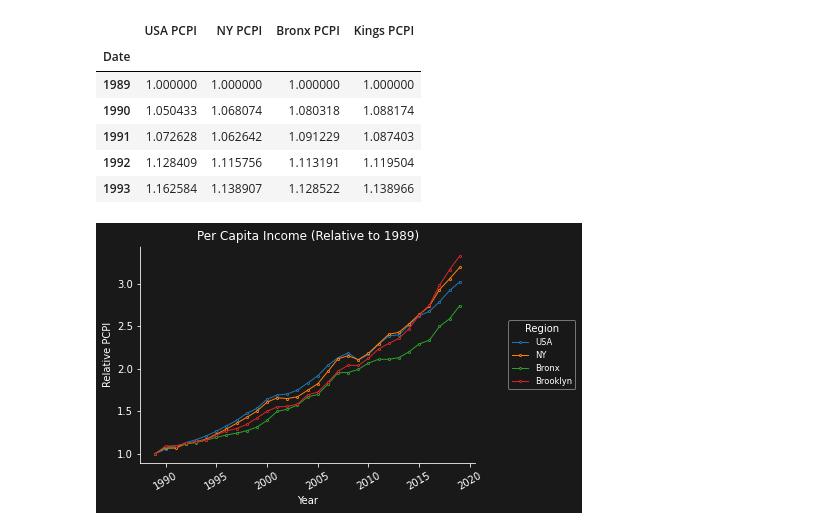
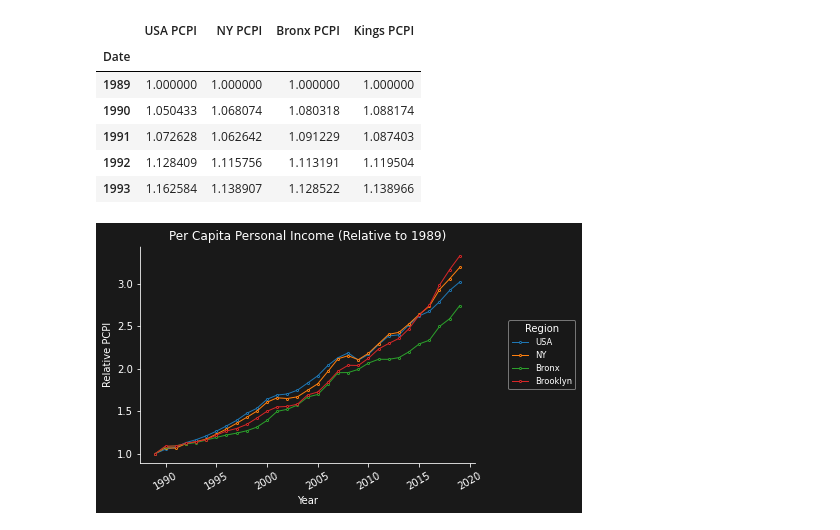
Before and after one commit to WanderlustWonders/Guides-and-Notes, a Jupyter notebook: Per_Capita_Personal_Income_Analyses.ipynb, the cells around one changed output. Saved outputs shown, nothing was run; the diff lists cells and outputs as text; code cells hidden in the pictures.

Commit message:
PCPI graph updates. Unemployment data upload.

```diff
--- a/Per_Capita_Personal_Income_Analyses.ipynb
+++ b/Per_Capita_Personal_Income_Analyses.ipynb
@@ -134,7 +142,7 @@ dfPCPI_SmRel.head()
 | 1992 | 1.128409 | 1.115756 | 1.113191 | 1.119504 |
 | 1993 | 1.162584 | 1.138907 | 1.128522 | 1.138966 |
 # %%
-import matplotlib.dates as mdates
+# Growth relative to 1989
 
 fig = plt.figure()
 fig.patch.set_facecolor('black')
@@ -166,32 +174,32 @@ ax.tick_params(axis='x', colors='white')
 # ax.set_xticks(np.arange(round(xmin), xmax, 3))
 _ = plt.xticks(rotation=30)
 
 # Y-Axis Spine and Ticks
 ax.spines['left'].set_color('white')
 ax.spines['right'].set_color('#191919')
 ax.yaxis.label.set_color('white')
 ax.tick_params(axis='y', colors='white')
 
 
 # Y-Axis Tick Frequency and Increments
 # ymax=ax.get_ylim()[1]
 # ymin = ax.get_ylim()[0]
 # ax.set_yticks(np.arange(ymin, ymax, .1))
 
 
 # Plot Title
-plt.title('Per Capita Income (Relative to 1989)', color="white")
+plt.title('Per Capita Personal Income (Relative to 1989)', color="white")
 
 
 # Change legend contents and title
 regionlis = ['USA', 'NY', 'Bronx', 'Brooklyn']
 
 plt.legend(regionlis, title="Region", bbox_to_anchor=(1.3, 0.5), loc='center right', ncol=1, borderaxespad=0., facecolor='#191919', framealpha=0.9, labelcolor='white', edgecolor='grey', fontsize='small')
 
 # Set legend title color
 ax.get_legend().get_title().set_color("white")
 
 
 # plt.show()
 # %% [output]
-[figure, old version]
+[figure, new version]
```
Also changed, not shown: parts of 3 cells of this notebook, 4 other files.
